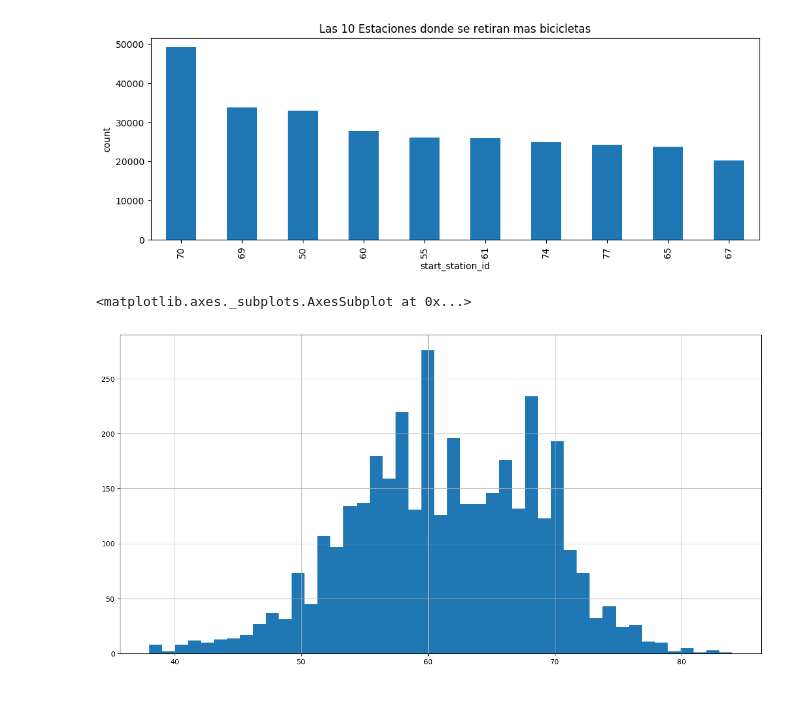
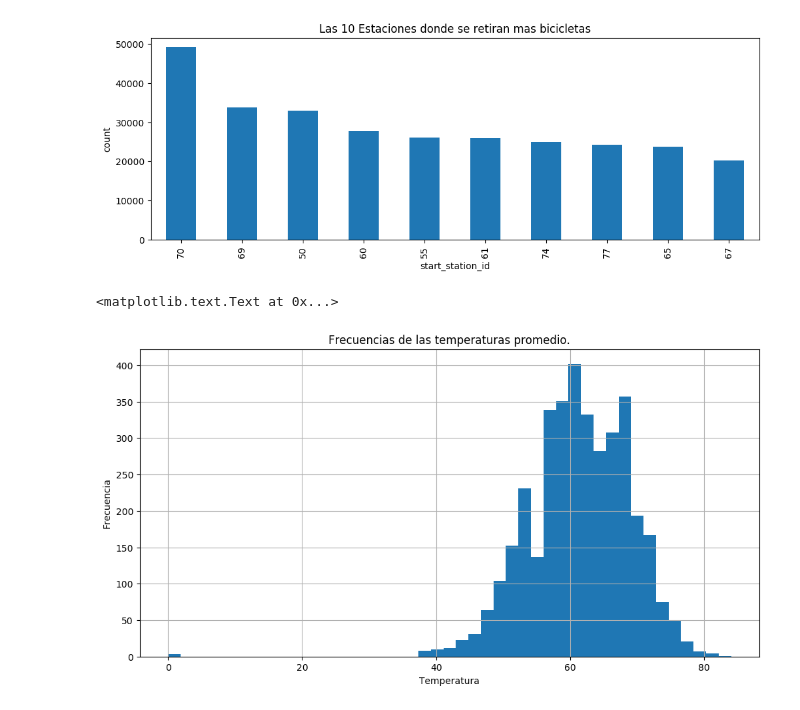
Before and after one commit to pabloernesto/sfBikes, a Jupyter notebook: AnalisisExploratorioCompleto.ipynb, the cells around one changed output. Cells and saved outputs as stored; diff of their text form; code cells hidden in the pictures.

Commit message:
frecuencias_temperaturas_promedio

```diff
--- a/AnalisisExploratorioCompleto.ipynb
+++ b/AnalisisExploratorioCompleto.ipynb
@@ -438,11 +438,14 @@ plt.xlabel('start_station_id')
 # %% [output]
 <matplotlib.text.Text at 0x...>
 [figure]
-# %%
-weather.mean_temperature_f.hist(bins = 45, figsize = (16,8))
-# %% [output]
-<matplotlib.axes._subplots.AxesSubplot at 0x...>
-[figure, removed]
+# %%
+weather.mean_temperature_f.hist(bins = 45, figsize = (12,6))
+plt.title("Frecuencias de las temperaturas promedio.")
+plt.xlabel("Temperatura")
+plt.ylabel("Frecuencia")
+# %% [output]
+<matplotlib.text.Text at 0x...>
+[figure, added]
 # %%
 # San francisco duration[mean,size]
 # Filtramos por rango de horario[5hs..20hs] , por durarion[0secs..7200secs] y Subcribers
```
Also changed, not shown: parts of 2 cells of this notebook, 1 other file.
